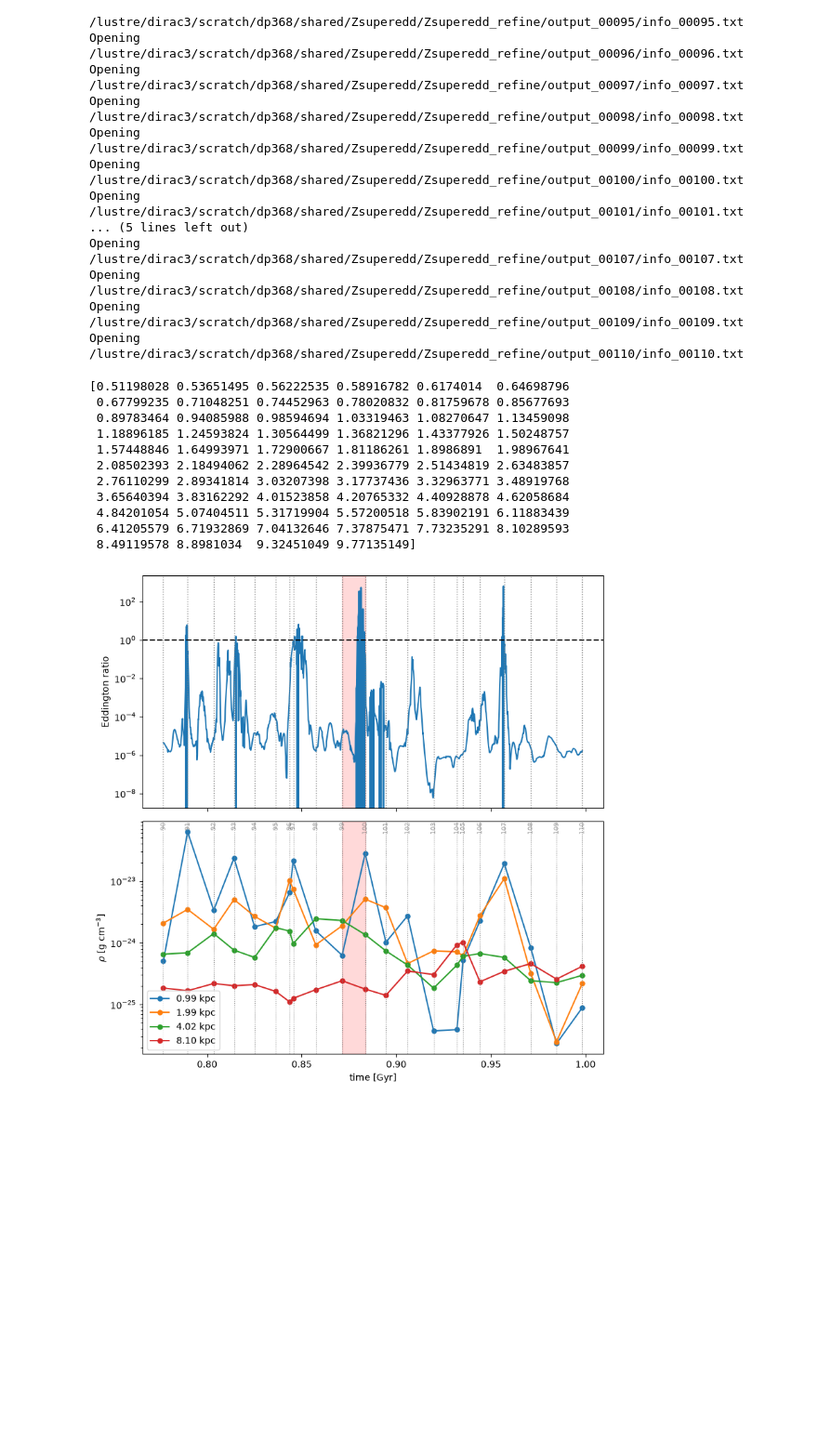
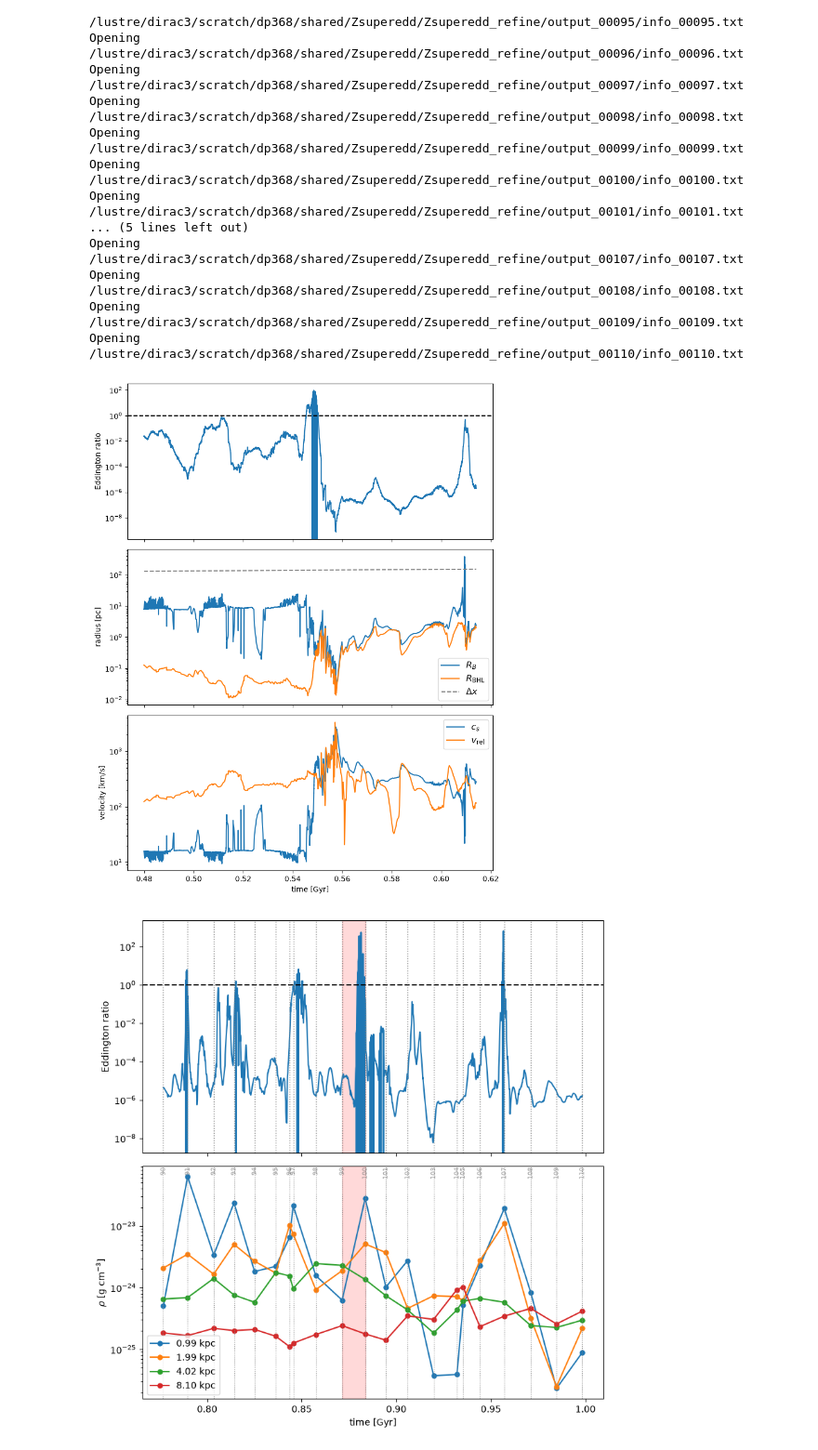
Before and after one commit to OrcaSKang/super-eddington, a Jupyter notebook: density_and_phase.ipynb, the cells around one changed output. Shown at 93% size. Drawn from its saved outputs; the diff is of its cells as text; code cells hidden in the pictures; blank space fills up the shorter version.

```diff
--- a/density_and_phase.ipynb
+++ b/density_and_phase.ipynb
@@ -302,0 +377,6 @@ dx 192.80593605944532 pc
+# %%
+dx_min = dx.min()
+target_scale_factor = 1 / (1 + ds.current_redshift)
+
+print(target_scale_factor)
+print(ds.current_redshift)
@@ -358,19 +441,43 @@ Opening /lustre/dirac3/scratch/dp368/shared/Zsuperedd/Zsuperedd_refine/output_00
 Opening /lustre/dirac3/scratch/dp368/shared/Zsuperedd/Zsuperedd_refine/output_00109/info_00109.txt
 Opening /lustre/dirac3/scratch/dp368/shared/Zsuperedd/Zsuperedd_refine/output_00110/info_00110.txt
 # %%
-print(r_bins)
+d = ts.data
+times = d['time'].to('Gyr').value
+aexp = d['aexp'].value
+M = d['BHmass'].value
+
+m = (times > snap_t[mask][0]) & (times < snap_t[mask][-1])
+
+comoving = dx_min / target_scale_factor
+
+Rb   = np.asarray(d['Rb'])
+Rbhl = np.asarray(d['Rbhl'])
+fedd = np.asarray((d['dotMaccr'] / d['dotMedd']).value)
+
+G = 4.30e-3
+cs2   = 2 * G * M / Rb
+v2    = 2 * G * M / Rbhl - cs2
+veff2 = cs2 + v2
+
+fig, ax = plt.subplots(3, 1, sharex=True, figsize=(8, 10))
+ax[0].semilogy(times[m], fedd[m])
+ax[0].axhline(1, ls='--', c='k'); ax[0].set_ylabel('Eddington ratio')
+ax[1].semilogy(times[m], Rb[m],   label=r'$R_B$')
+ax[1].semilogy(times[m], Rbhl[m], label=r'$R_{\rm BHL}$')
+ax[1].plot(times[m], comoving * aexp[m], ls='--', c='grey', label=r'$\Delta x$')
+ax[1].set_ylabel('radius [pc]')
+ax[1].legend(fontsize=12)
+# ax[2].plot(times[m], np.sqrt(veff2[m]))
+ax[2].plot(times[m], np.sqrt(cs2[m]), label=r'$c_s$')
+ax[2].plot(times[m], np.sqrt(v2[m]), label=r'$v_\mathrm{rel}$')
+ax[2].set_ylabel('velocity [km/s]')
+ax[2].legend(fontsize=12)
+ax[2].set_xlabel('time [Gyr]')
+ax[2].set_yscale('log')
+plt.tight_layout()
+plt.savefig(f'fig/bondi/bondi_2_{output}')
 # %% [output]
-[0.51198028 0.53651495 0.56222535 0.58916782 0.6174014  0.64698796
- 0.67799235 0.71048251 0.74452963 0.78020832 0.81759678 0.85677693
- 0.89783464 0.94085988 0.98594694 1.03319463 1.08270647 1.13459098
- 1.18896185 1.24593824 1.30564499 1.36821296 1.43377926 1.50248757
- 1.57448846 1.64993971 1.72900667 1.81186261 1.8986891  1.98967641
- 2.08502393 2.18494062 2.28964542 2.39936779 2.51434819 2.63483857
- 2.76110299 2.89341814 3.03207398 3.17737436 3.32963771 3.48919768
- 3.65640394 3.83162292 4.01523858 4.20765332 4.40928878 4.62058684
- 4.84201054 5.07404511 5.31719904 5.57200518 5.83902191 6.11883439
- 6.41205579 6.71932869 7.04132646 7.37875471 7.73235291 8.10289593
- 8.49119578 8.8981034  9.32451049 9.77135149]
+[figure, added]
 # %%
 fig, axes = plt.subplots(2, 1, sharex=True, figsize=(8, 8))
 times = ts.data['time'].to('Gyr').value
```
Also changed, not shown: parts of 16 cells of this notebook, 1 other file.
